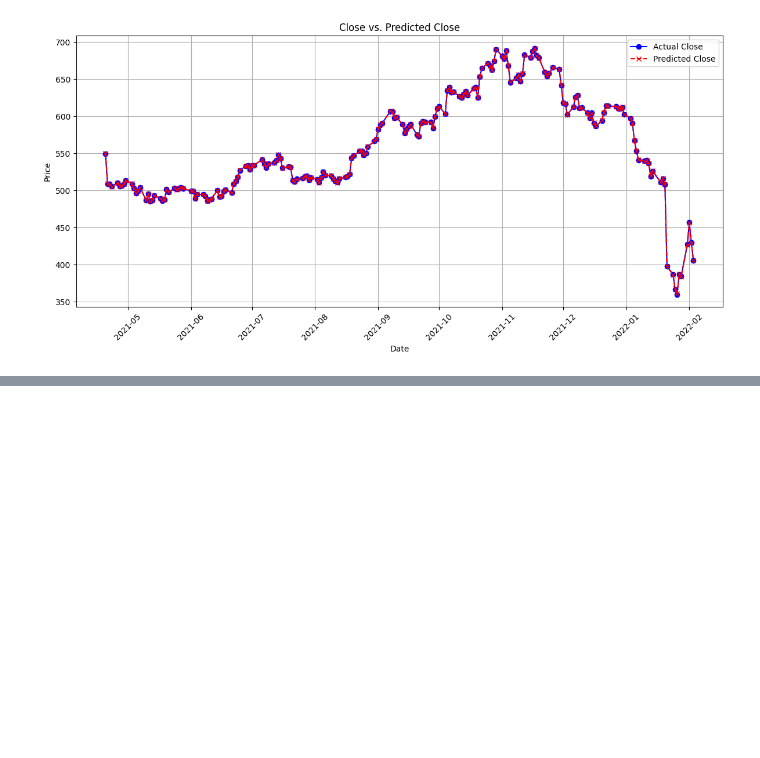
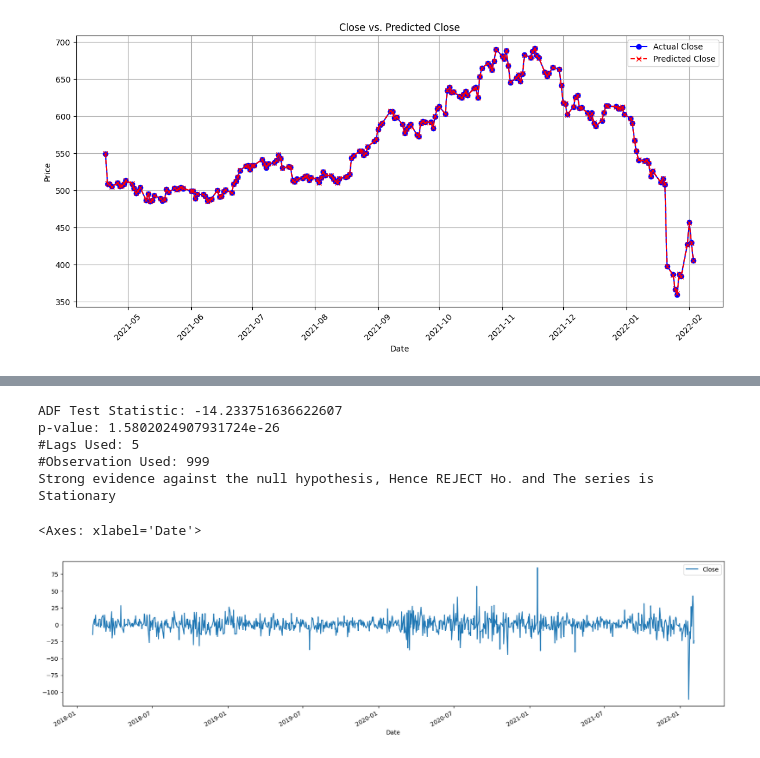
Before and after one commit to 23092003e/Stock-Price-Forecasting-System-Using-Apache-Spark, a Jupyter notebook: src.ipynb, the cells around one changed output, grey strips where cells are left out. Cells and saved outputs as stored; diff of their text form; code cells hidden in the pictures; blank space fills up the shorter version.

```diff
--- a/src.ipynb
+++ b/src.ipynb
@@ -679,0 +733,6 @@ plot_close_vs_prediction_matplotlib(predictions)
+# %%
+df = df.groupby('Date')['Close'].sum().reset_index()
+df.Date=pd.to_datetime(df.Date)
+df.set_index(['Date'],inplace=True)
+
+df.head()
@@ -679,0 +747,13 @@ plot_close_vs_prediction_matplotlib(predictions)
+# %%
+diff1=df-df.shift(1)
+diff1=diff1.dropna()
+adfuller_test(diff1)
+diff1.plot(figsize=(20,5))
+# %% [output]
+ADF Test Statistic: -14.233751636622607
+p-value: 1.5802024907931724e-26
+#Lags Used: 5
+#Observation Used: 999
+Strong evidence against the null hypothesis, Hence REJECT Ho. and The series is Stationary
+<Axes: xlabel='Date'>
+[figure, added]
```
Also changed, not shown: parts of 15 cells of this notebook, 1 other file.
